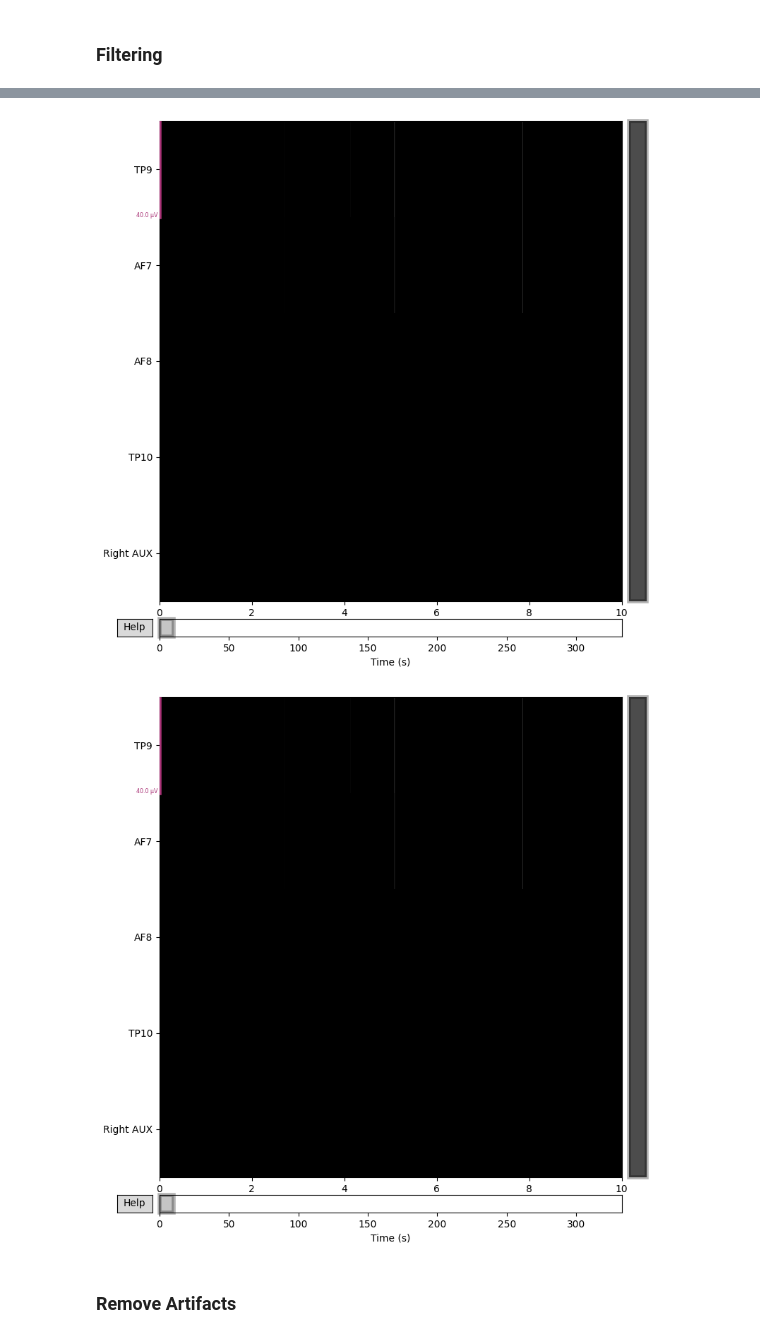
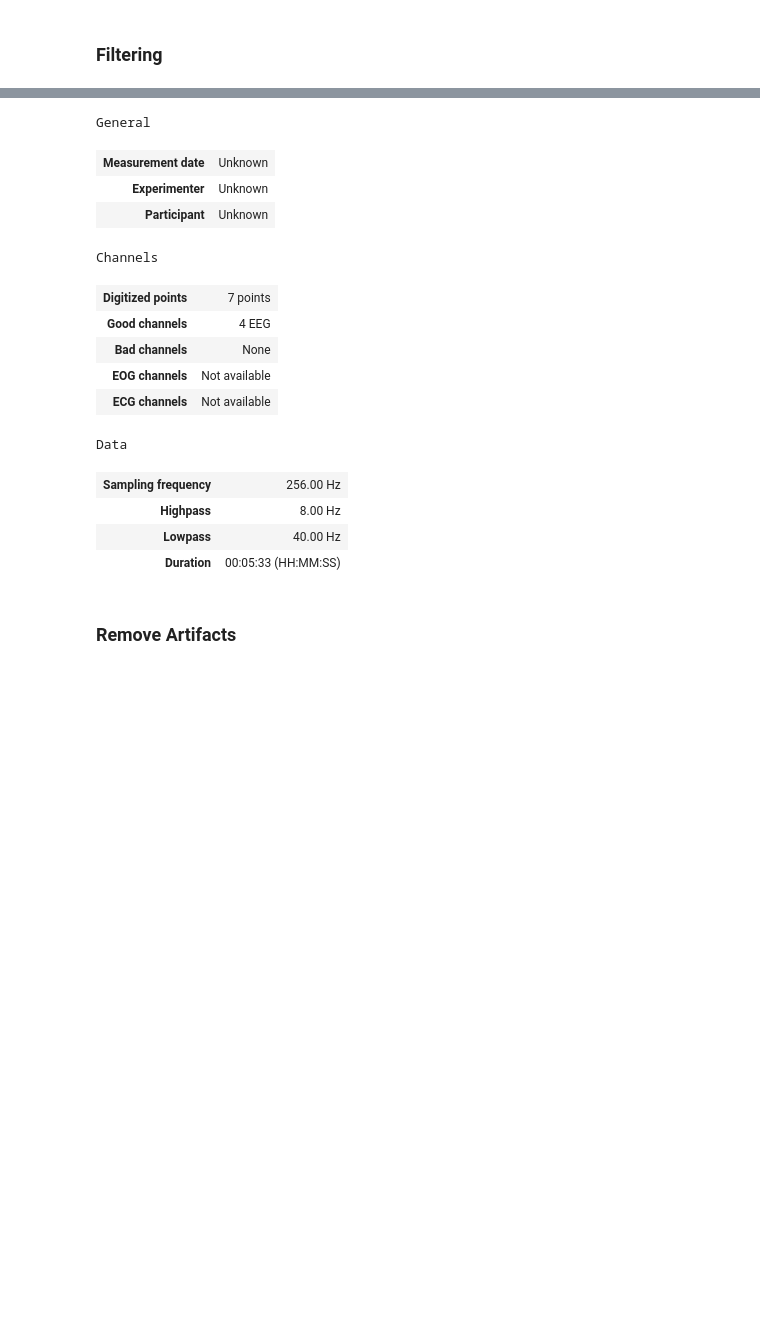
Before and after one commit to CognitiveControlLab/neuro-clash, a Jupyter notebook: neuro_ai/experiments/explorations.ipynb, the cells around one changed output, grey strips where cells are left out. Drawn from its saved outputs; the diff is of its cells as text; code cells hidden in the pictures; blank space fills up the shorter version.

```diff
--- a/neuro_ai/experiments/explorations.ipynb
+++ b/neuro_ai/experiments/explorations.ipynb
@@ -65,16 +71,16 @@ Closing /Users/anthonyricher/apps/neuro-clash/neuro_ai/eeg_recordings/EEG_record
 # %% [markdown]
 ### Filtering
 # %%
-raw = mne.io.read_raw_fif(
-    eeg_recordings_path / "EEG_recording_test_raw.fif", preload=True
-)
+# raw = mne.io.read_raw_fif(
+#     eeg_recordings_path / "EEG_recording_test_raw.fif", preload=True
+# )
+
+# Apply band-pass filter
+raw.filter(4, 40, method="iir")
 
 # Remove frequency above 40 Hz
-raw.plot(block=True, scalings="auto", lowpass=40, title="EEG recording")
+# raw.plot(block=True, scalings="auto", lowpass=40, title="EEG recording")
 
 # Optionally, apply a notch filter to remove power line noise at 50 Hz or 60 Hz
 # raw.notch_filter(np.arange(50, 251, 50), filter_length="auto", phase="zero")
-
-# Apply band-pass filter
-# raw.filter(8, 30, method="iir")
 # %% [output]
@@ -87,5 +95,18 @@ Using matplotlib as 2D backend.
-[figure, removed]
-[figure, removed]
+General
+| Measurement date | Unknown |
+| Experimenter | Unknown |
+| Participant | Unknown |
+Channels
+| Digitized points | 7 points |
+| Good channels | 4 EEG |
+| Bad channels | None |
+| EOG channels | Not available |
+| ECG channels | Not available |
+Data
+| Sampling frequency | 256.00 Hz |
+| Highpass | 8.00 Hz |
+| Lowpass | 40.00 Hz |
+| Duration | 00:05:33 (HH:MM:SS) |
 # %% [markdown]
 ### Remove Artifacts
 # %%
```
Also changed, not shown: parts of 7 cells of this notebook, 2 other files.
